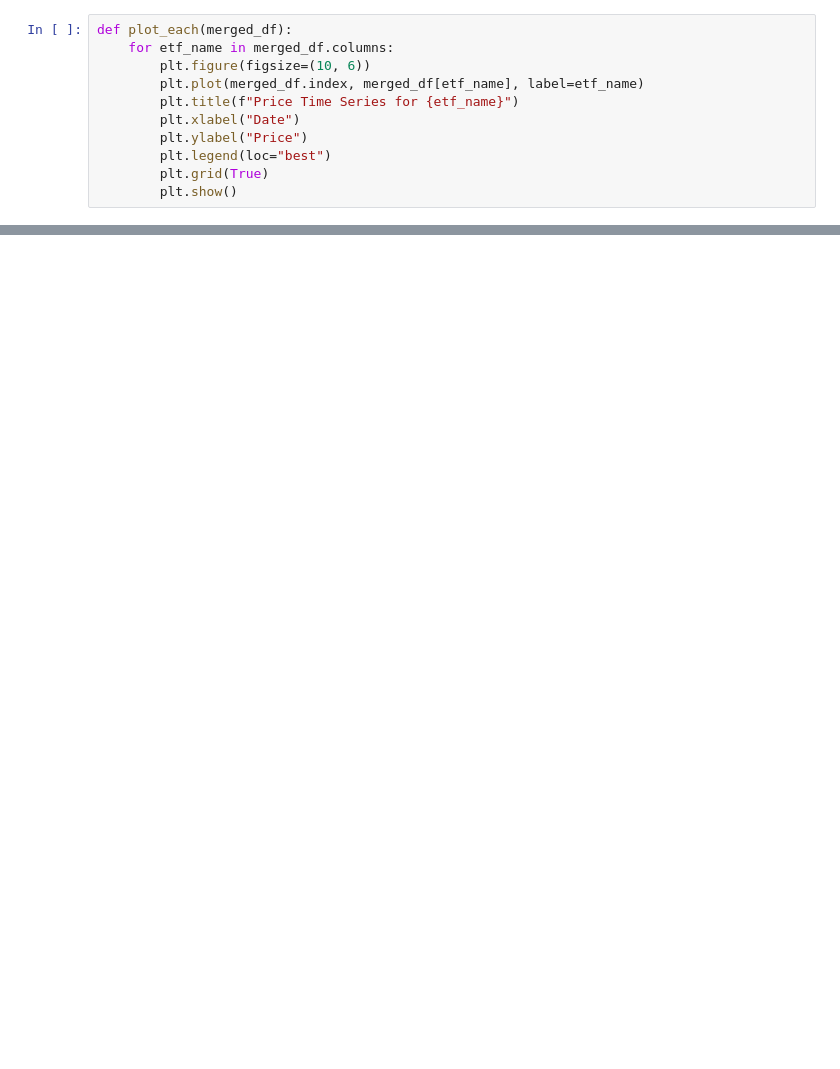
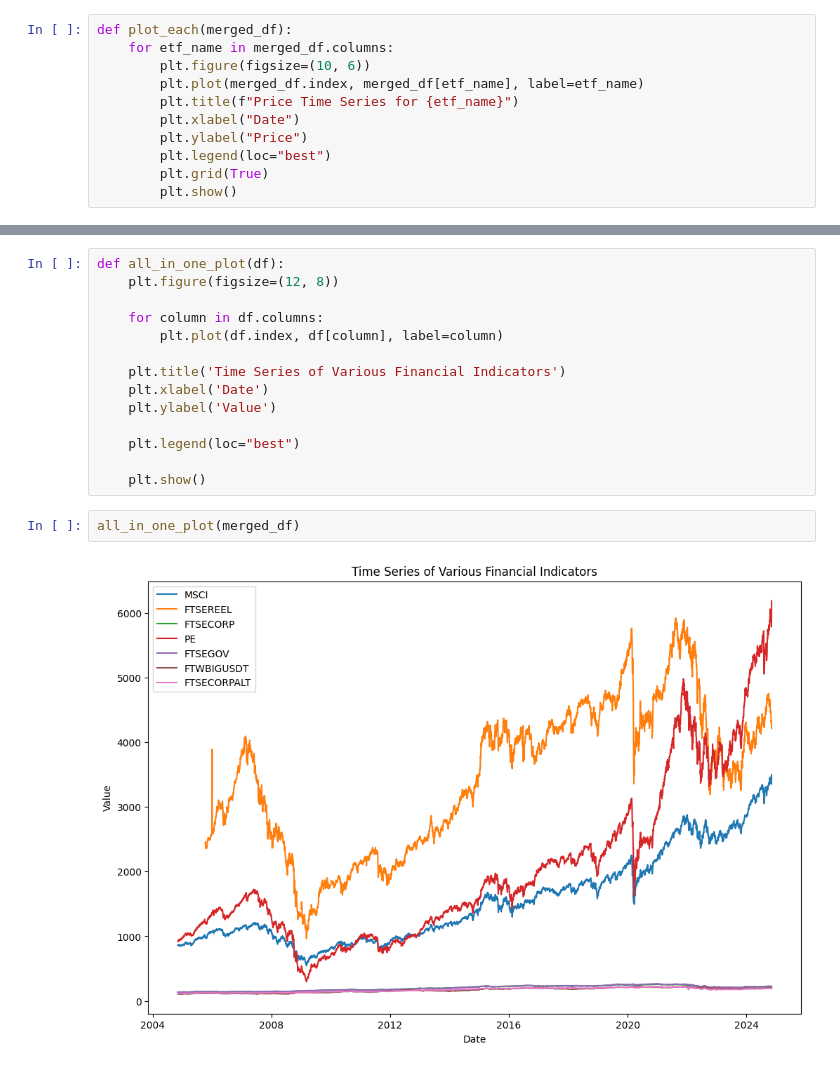
Before and after one commit to nickaskari/portfolio-opt-insurance, a Jupyter notebook: data/data_maker.ipynb, the cells around one changed output, grey strips where cells are left out. Saved outputs shown, nothing was run; the diff lists cells and outputs as text; blank space fills up the shorter version.

```diff
--- a/data/data_maker.ipynb
+++ b/data/data_maker.ipynb
@@ -75,0 +61,18 @@ plot_each(merged_df)
+# %%
+def all_in_one_plot(df):
+    plt.figure(figsize=(12, 8))
+
+    for column in df.columns:
+        plt.plot(df.index, df[column], label=column)
+
+    plt.title('Time Series of Various Financial Indicators')
+    plt.xlabel('Date')
+    plt.ylabel('Value')
+
+    plt.legend(loc="best")
+
+    plt.show()
+# %%
+all_in_one_plot(merged_df)
+# %% [output]
+[figure, added]
```
Also changed, not shown: parts of 16 cells of this notebook, 59 other files.
